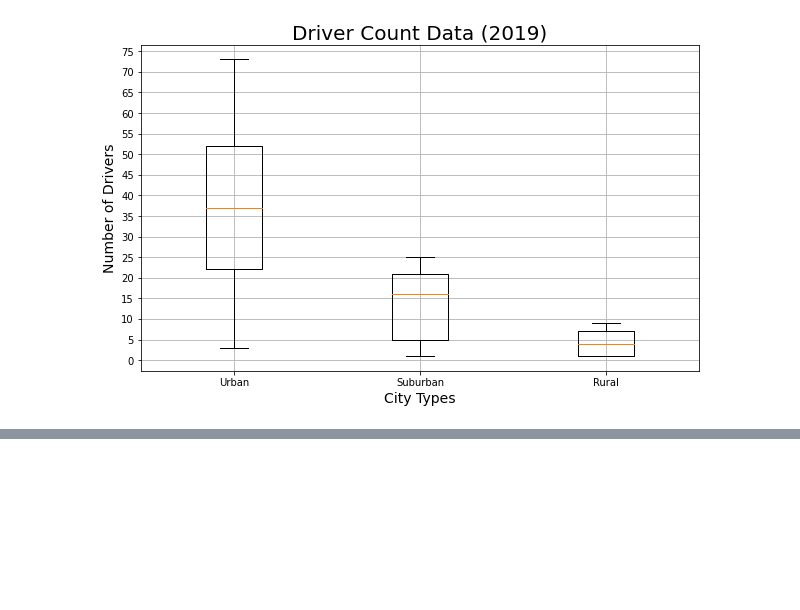
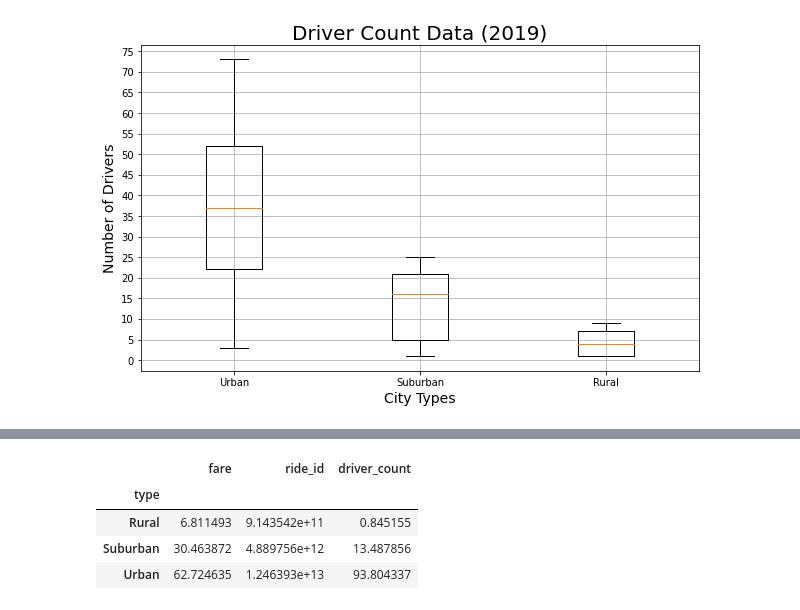
Before and after one commit to Kyle2Miles93/PyBer_Analysis, a Jupyter notebook: PyBer.ipynb, the cells around one changed output, grey strips where cells are left out. Cells and saved outputs as stored; diff of their text form; code cells hidden in the pictures; blank space fills up the shorter version.

```diff
--- a/PyBer.ipynb
+++ b/PyBer.ipynb
@@ -561,0 +578,10 @@ plt.show()
+# %%
+# Calculate the percentage of fare for each city type.
+type_percents = 100 * sum_fares_by_type / total_fares
+type_percents
+# %% [output]
+|  | fare | ride_id | driver_count |
+| type |  |  |  |
+| Rural | 6.811493 | 9.143542e+11 | 0.845155 |
+| Suburban | 30.463872 | 4.889756e+12 | 13.487856 |
+| Urban | 62.724635 | 1.246393e+13 | 93.804337 |
```
Also changed, not shown: parts of 4 cells of this notebook, 1 other file.
